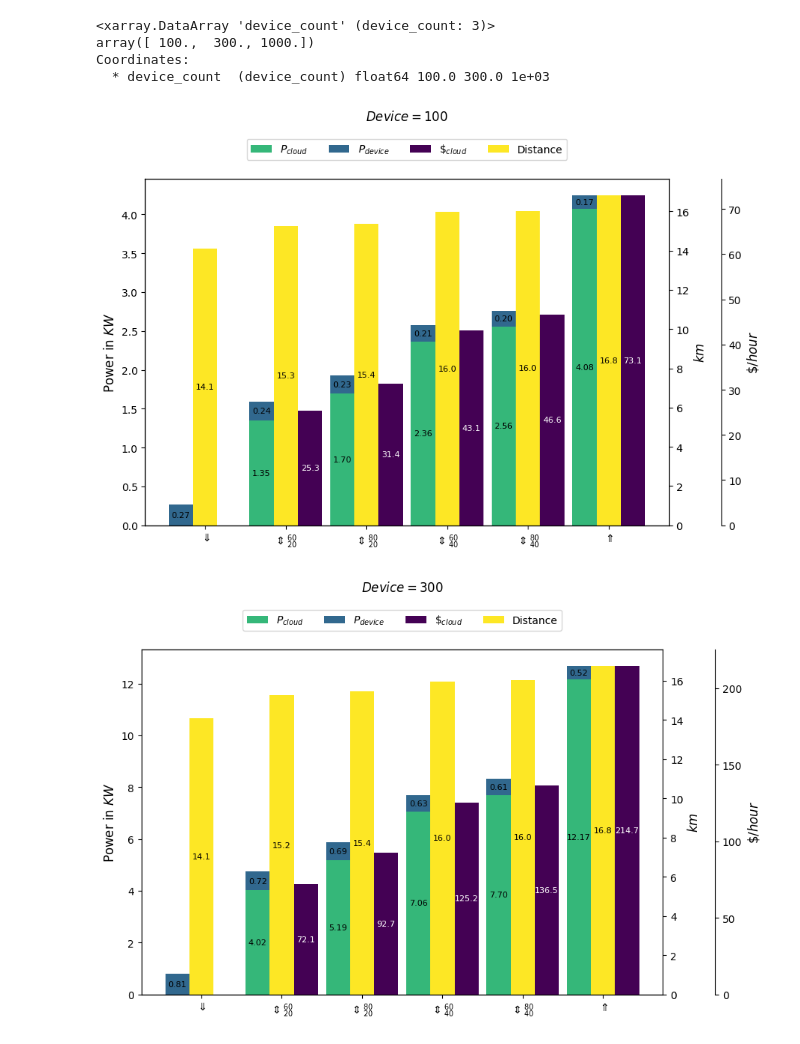
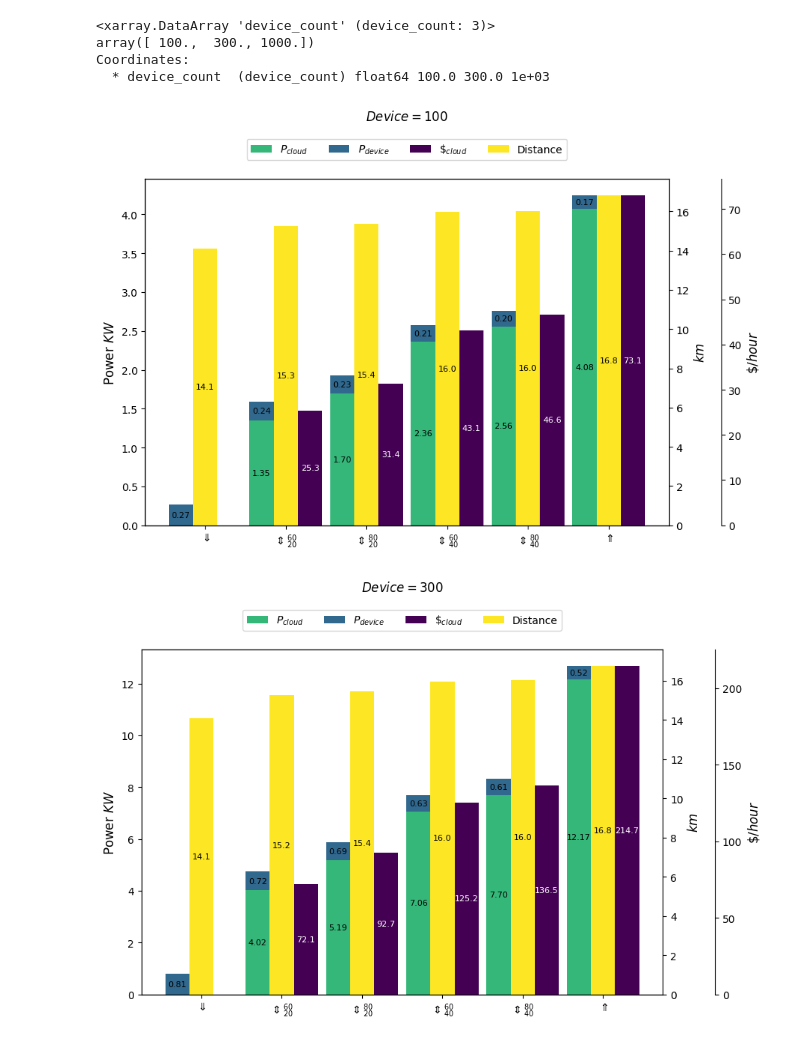
Before and after one commit to nicolasfara/pulvreakt-reconfiguration-evaluation, a Jupyter notebook: data-visualization/Data Visualization.ipynb, the cells around one changed output. Cells and saved outputs as stored; diff of their text form; code cells hidden in the pictures.

```diff
--- a/data-visualization/Data Visualization.ipynb
+++ b/data-visualization/Data Visualization.ipynb
@@ -235,33 +235,33 @@ for comb in device_count_values:
     # dis = distance_x.bar(x + bar_width, distance_values, yerr=distance_error, width=bar_width, label='Distance', color='#fde725')
     dis = distance_x.bar(x + bar_width, distance_values, width=bar_width, label='Distance', color='#fde725')
     # cost = cost_x.bar(x + 2 * bar_width, cost_values, yerr=cost_error, width=bar_width, label=r'$\$_{cloud}$', color='#440154')
     cost = cost_x.bar(x + 2 * bar_width, cost_values, width=bar_width, label=r'$\$_{cloud}$', color='#440154')
 
     for c in ax.containers:
         labels = [f'{h:0.2f}' if (h := v.get_height()) != 0 else '' for v in c ]
         ax.bar_label(c, labels=labels, label_type='center', fontsize=8)
     distance_x.bar_label(dis, label_type='center', fmt='%.1f', fontsize=8)
     for c in cost_x.containers:
         labels = [f'{h:0.1f}' if (h := v.get_height()) != 0 else '' for v in c ]
         cost_x.bar_label(c, labels=labels, label_type='center', fontsize=8, color='white')
 
     plt.xticks(x + bar_width, scenarios)
     cost_x.spines.right.set_position(("axes", 1.10))
 
-    ax.set_ylabel(r'Power in $KW$', fontsize=12)
+    ax.set_ylabel(r'Power $KW$', fontsize=12)
     cost_x.set_ylabel(r'$\$ / hour$', fontsize=12)
     distance_x.set_ylabel('$km$', fontsize=12)
 
     plt.title(f'$Device = {int(comb)}$', loc='center', y=1.15)
 
     lines, _ = ax.get_legend_handles_labels()
     lines2, labels2 = cost_x.get_legend_handles_labels()
     lines3, labels3 = distance_x.get_legend_handles_labels()
     ax.legend().remove()
     cost_x.legend().remove()
     distance_x.legend(lines + lines2 + lines3, [r'$P_{cloud}$', r'$P_{device}$'] + labels2 + labels3, loc='upper center', ncol=4, bbox_to_anchor=(0.5, 1.13))
 
     plt.show()
 # %% [output]
-[figure, old version]
+[figure, new version]
-[figure, old version]
+[figure, new version]
```
Also changed, not shown: parts of 3 cells of this notebook.
